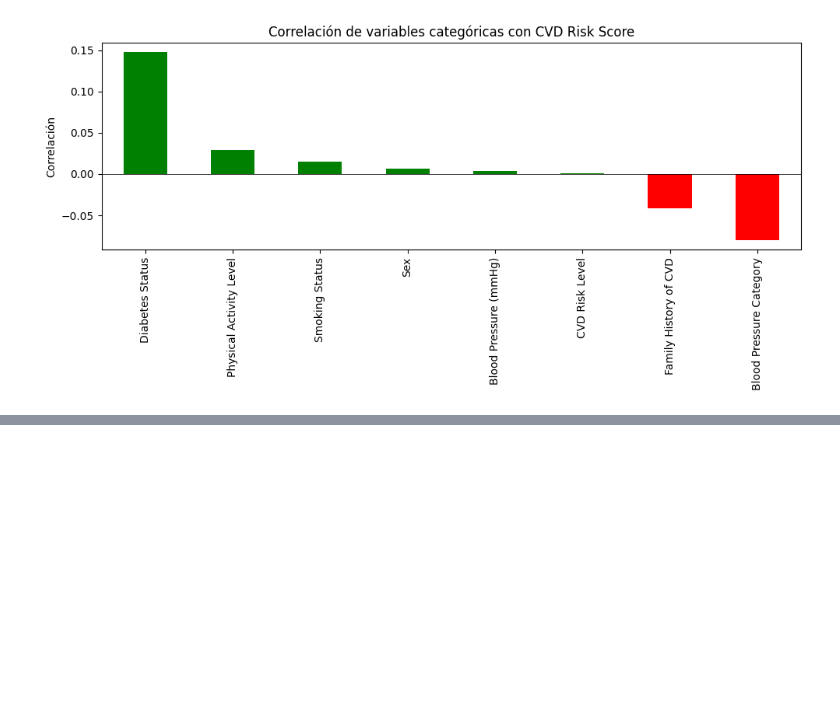
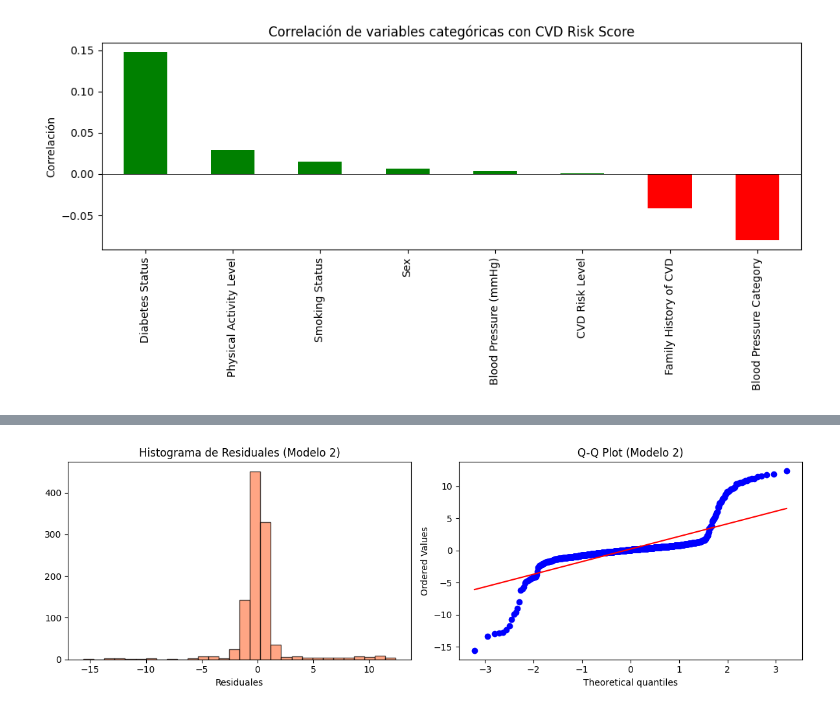
Before and after one commit to Rozen14/AMLab1, a Jupyter notebook: AlpesHearth.ipynb, the cells around one changed output, grey strips where cells are left out. Cells and saved outputs as stored; diff of their text form; code cells hidden in the pictures; blank space fills up the shorter version.

```diff
--- a/AlpesHearth.ipynb
+++ b/AlpesHearth.ipynb
@@ -1147,0 +1067,85 @@ datos_prueba = pd.read_csv(
+# %%
+# ====== SUPUESTOS DE REGRESION - MODELO 2 ======
+residuales_2 = y_train_2_cap.values - y_train_pred_2
+
+# --- VIF ---
+print('=' * 50)
+print('VIF - Multicolinealidad (Modelo 2)')
+print('=' * 50)
+vif_data_2 = pd.DataFrame()
+vif_data_2['Variable'] = feature_names_2
+vif_data_2['VIF'] = [variance_inflation_factor(Xt_train_df_2.values, i) for i in range(Xt_train_df_2.shape[1])]
+vif_data_2 = vif_data_2.sort_values(by='VIF', ascending=False)
+print('Variables con VIF > 10:')
+display(vif_data_2[vif_data_2['VIF'] > 10])
+print()
+print('Todas las variables:')
+display(vif_data_2)
+
+# --- Shapiro-Wilk ---
+print()
+print('=' * 50)
+print('Shapiro-Wilk - Normalidad de Residuales (Modelo 2)')
+print('=' * 50)
+muestra_2 = residuales_2[:5000] if len(residuales_2) > 5000 else residuales_2
+stat_sw_2, p_sw_2 = shapiro(muestra_2)
+print(f'Estadistico: {stat_sw_2:.4f}, p-valor: {p_sw_2:.6f}')
+print(f"{'OK Residuales normales' if p_sw_2 > 0.05 else 'NO Residuales no normales'} (alpha=0.05)")
+
+fig, axes = plt.subplots(1, 2, figsize=(12, 4))
+axes[0].hist(residuales_2, bins=30, edgecolor='black', alpha=0.7, color='coral')
+axes[0].set_title('Histograma de Residuales (Modelo 2)')
+axes[0].set_xlabel('Residuales')
+stats.probplot(residuales_2, dist='norm', plot=axes[1])
+axes[1].set_title('Q-Q Plot (Modelo 2)')
+plt.tight_layout()
+plt.show()
+
+# --- Breusch-Pagan ---
+print()
+print('=' * 50)
+print('Breusch-Pagan - Homocedasticidad (Modelo 2)')
+print('=' * 50)
+X_bp_2 = sm.add_constant(Xt_train_df_2)
+bp_stat_2, bp_pval_2, _, _ = het_breuschpagan(residuales_2, X_bp_2)
+print(f'Estadistico: {bp_stat_2:.4f}, p-valor: {bp_pval_2:.6f}')
+print(f"{'OK Homocedasticidad' if bp_pval_2 > 0.05 else 'NO Heterocedasticidad detectada'} (alpha=0.05)")
+
+# --- Durbin-Watson ---
+print()
+print('=' * 50)
+print('Durbin-Watson - Autocorrelacion (Modelo 2)')
+print('=' * 50)
+dw_2 = durbin_watson(residuales_2)
+print(f'Durbin-Watson: {dw_2:.4f}')
+print(f"{'OK Sin autocorrelacion' if 1.5 < dw_2 < 2.5 else 'NO Posible autocorrelacion'} (rango ideal: 1.5 - 2.5)")
+
+# --- Rainbow Test ---
+print()
+print('=' * 50)
+print('Rainbow Test - Linealidad (Modelo 2)')
+print('=' * 50)
+formula_vars_2 = ' + '.join([f'Q("{v}")' for v in feature_names_2])
+ols_data_2 = Xt_train_df_2.copy()
+ols_data_2['y'] = y_train_2_cap.values
+ols_model_2 = ols(f'y ~ {formula_vars_2}', data=ols_data_2).fit()
+rainbow_stat_2, rainbow_pval_2 = linear_rainbow(ols_model_2)
+print(f'Estadistico: {rainbow_stat_2:.4f}, p-valor: {rainbow_pval_2:.6f}')
+print(f"{'OK Relacion lineal' if rainbow_pval_2 > 0.05 else 'NO Relacion no lineal detectada'} (alpha=0.05)")
+
+# --- Residuales vs Predichos ---
+fig, axes = plt.subplots(1, 2, figsize=(14, 5))
+axes[0].scatter(y_train_pred_2, residuales_2, alpha=0.3, s=10, color='coral')
+axes[0].axhline(y=0, color='red', linestyle='--')
+axes[0].set_xlabel('Valores Predichos')
+axes[0].set_ylabel('Residuales')
+axes[0].set_title('Residuales vs Predichos (Modelo 2)')
+
+axes[1].scatter(y_train_2_cap, y_train_pred_2, alpha=0.3, s=10, color='coral')
+axes[1].plot([y_train_2_cap.min(), y_train_2_cap.max()], [y_train_2_cap.min(), y_train_2_cap.max()], 'r--')
+axes[1].set_xlabel('Valores Reales (winsorizados)')
+axes[1].set_ylabel('Valores Predichos')
+axes[1].set_title('Predichos vs Reales (Modelo 2)')
+plt.tight_layout()
+plt.show()
+# %% [output]
@@ -1147,0 +1180 @@ datos_prueba = pd.read_csv(
+[figure, added]
```
Also changed, not shown: parts of 101 cells of this notebook, 2 other files.
